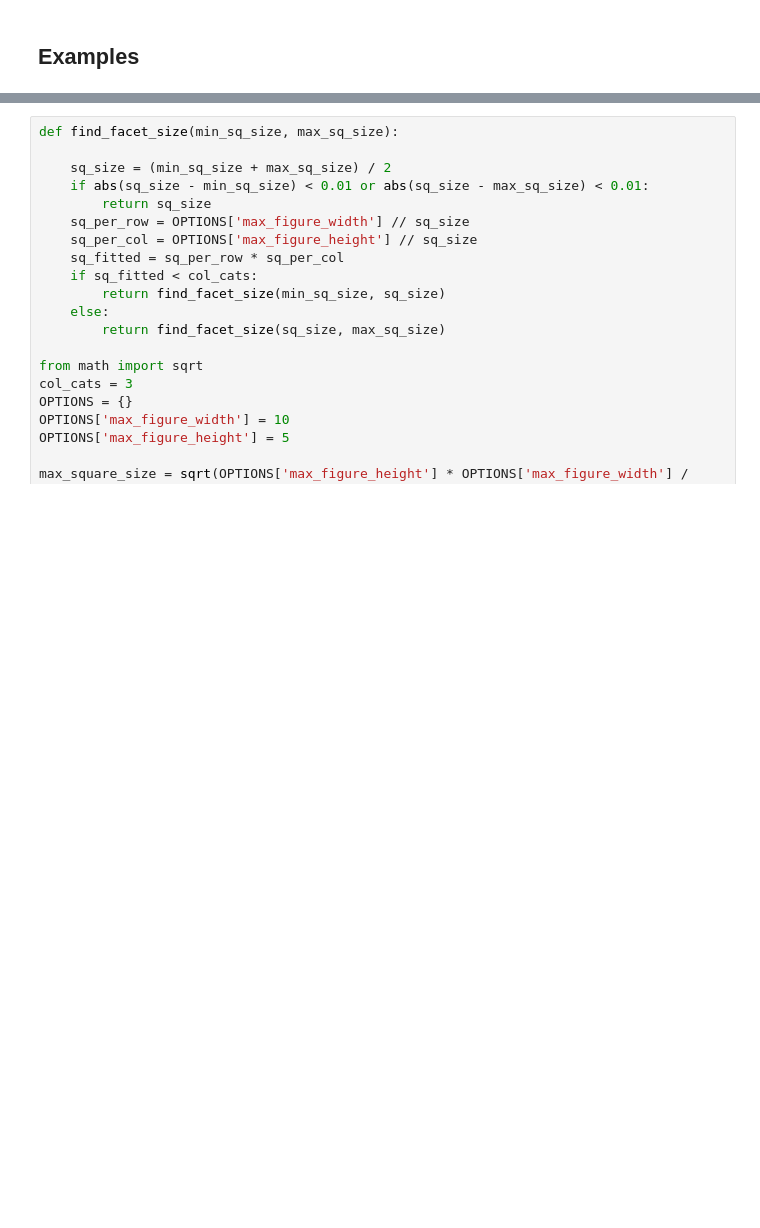
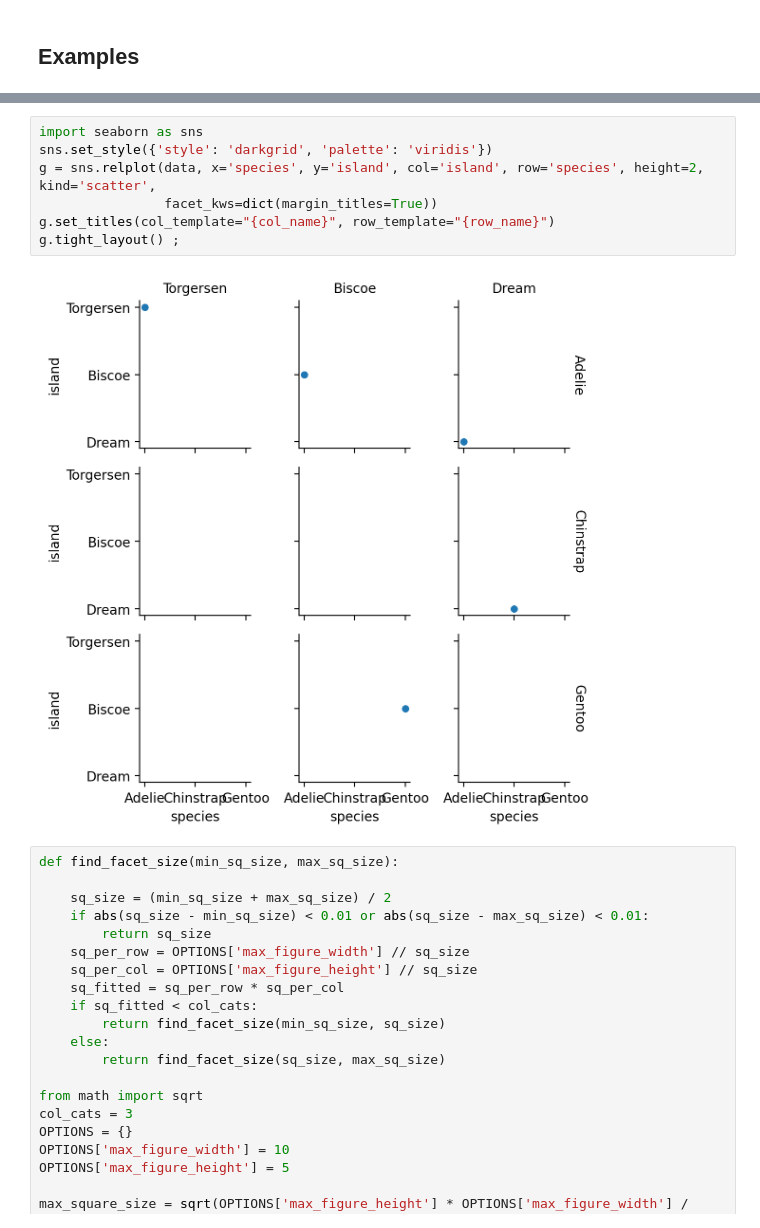
Before and after one commit to munch-group/plotwidgets, a Jupyter notebook: docs/examples/showcase.ipynb, the cells around one changed output, grey strips where cells are left out. Drawn from its saved outputs; the diff is of its cells as text; blank space fills up the shorter version.

```diff
--- a/docs/examples/showcase.ipynb
+++ b/docs/examples/showcase.ipynb
@@ -54,6 +54,15 @@ HBox(children=(HBox(children=(Box(children=(Dropdown(description='X:', options=(
 [interactive output not drawn]
 [interactive output not drawn]
 [interactive output not drawn]
+# %%
+import seaborn as sns
+sns.set_style({'style': 'darkgrid', 'palette': 'viridis'})
+g = sns.relplot(data, x='species', y='island', col='island', row='species', height=2, kind='scatter',
+                facet_kws=dict(margin_titles=True))
+g.set_titles(col_template="{col_name}", row_template="{row_name}")
+g.tight_layout() ;
+# %% [output]
+[figure, added]
 # %%
 def find_facet_size(min_sq_size, max_sq_size):
 
```
Also changed, not shown: parts of 19 cells of this notebook, 2 other files.
